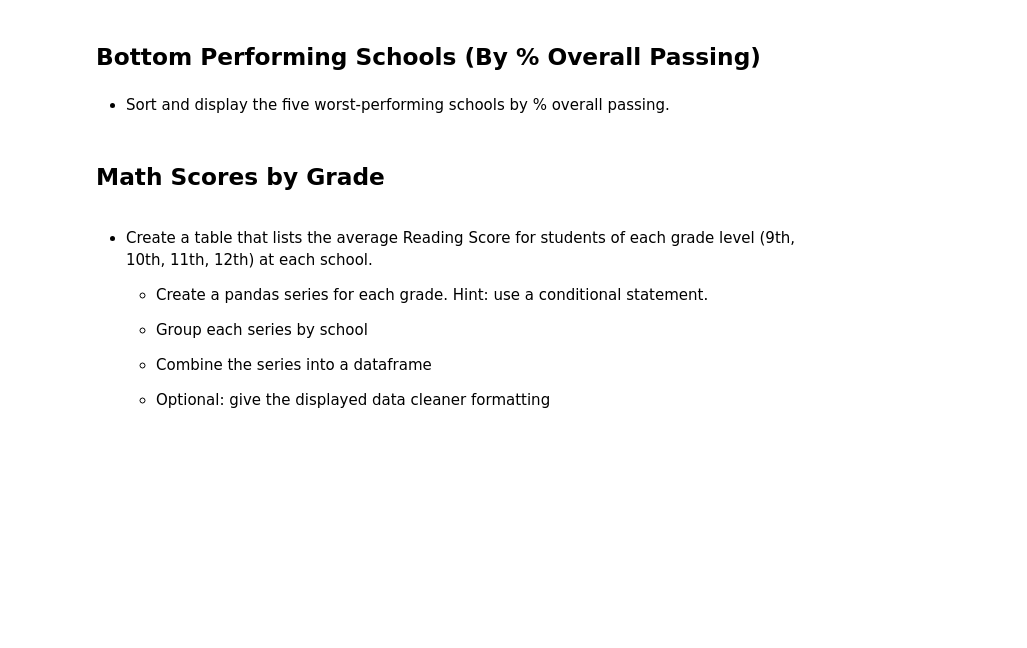
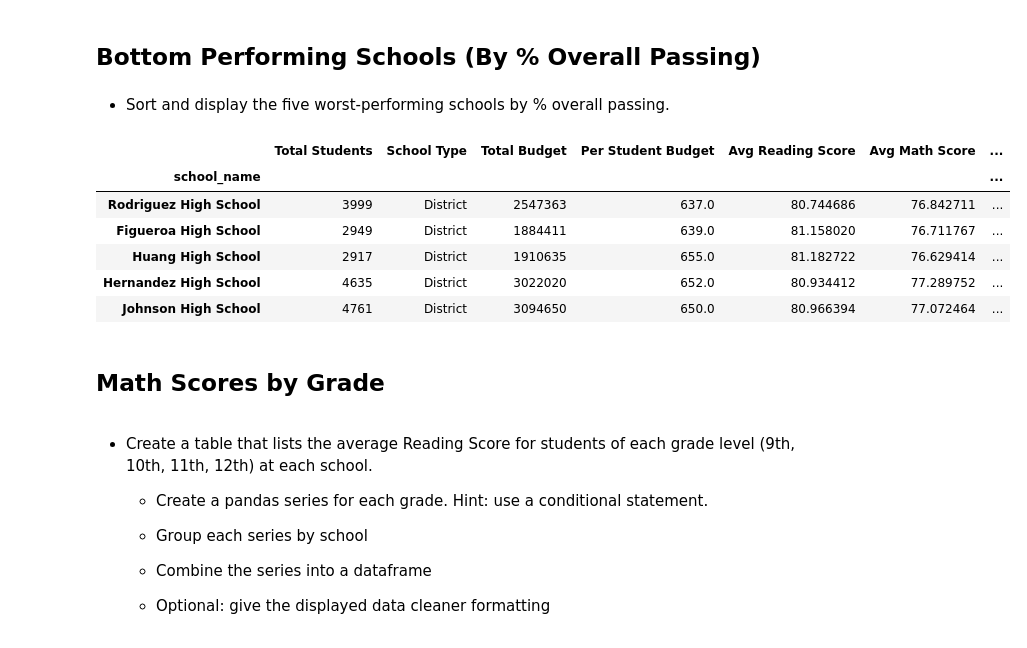
Before and after one commit to kunaual/pandas-challenge, a Jupyter notebook: PyCitySchools/PyCitySchools.ipynb, the cells around one changed output. Saved outputs shown, nothing was run; the diff lists cells and outputs as text; code cells hidden in the pictures; blank space fills up the shorter version.

```diff
--- a/PyCitySchools/PyCitySchools.ipynb
+++ b/PyCitySchools/PyCitySchools.ipynb
@@ -243,6 +259,17 @@ school_summ_df
 ## Bottom Performing Schools (By % Overall Passing)
 # %% [markdown]
 * Sort and display the five worst-performing schools by % overall passing.
+# %%
+#print(school_summ_df.sort_values(by=["% Overall Passing"]).head(5))  #could use print, or just list what you want the notebook to print like below statement.   below statement looks nicer
+school_summ_df.sort_values(by=["% Overall Passing"]).head(5)
+# %% [output]
+|  | Total Students | School Type | Total Budget | Per Student Budget | Avg Reading Score | Avg Math Score | ... |
+| school_name |  |  |  |  |  |  | ... |
+| Rodriguez High School | 3999 | District | 2547363 | 637.0 | 80.744686 | 76.842711 | ... |
+| Figueroa High School | 2949 | District | 1884411 | 639.0 | 81.158020 | 76.711767 | ... |
+| Huang High School | 2917 | District | 1910635 | 655.0 | 81.182722 | 76.629414 | ... |
+| Hernandez High School | 4635 | District | 3022020 | 652.0 | 80.934412 | 77.289752 | ... |
+| Johnson High School | 4761 | District | 3094650 | 650.0 | 80.966394 | 77.072464 | ... |
 # %% [markdown]
 ## Math Scores by Grade
 # %% [markdown]
```
Also changed, not shown: parts of 3 cells of this notebook.
